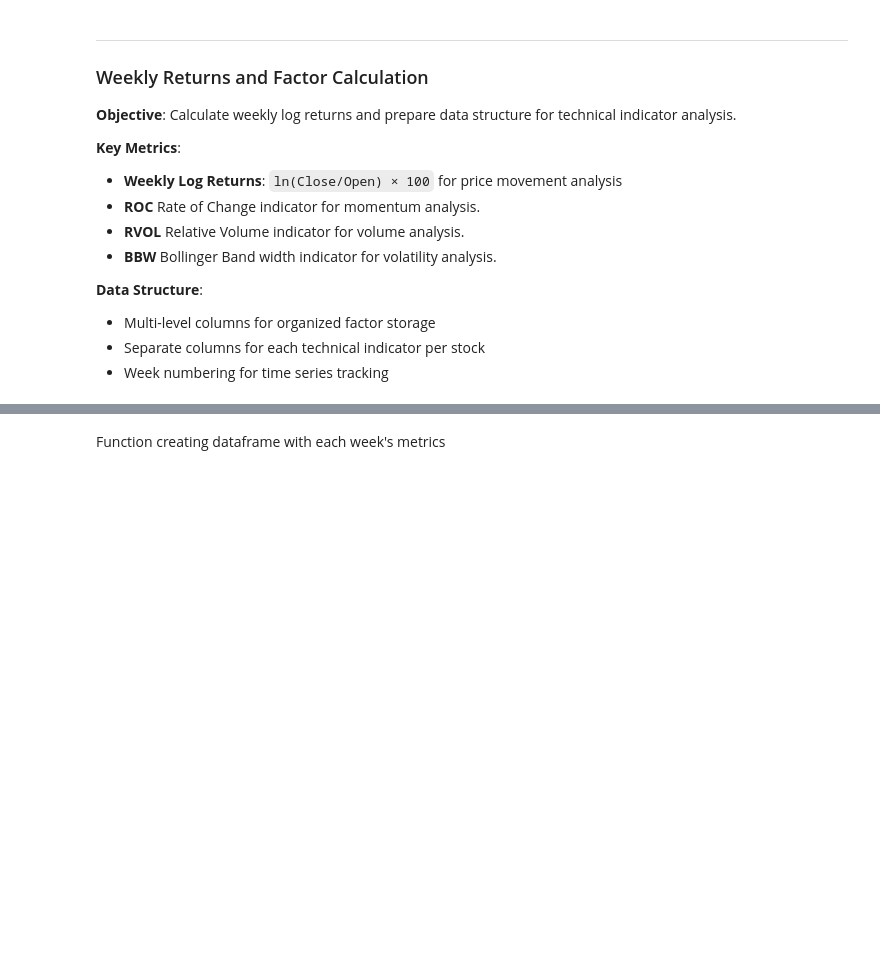
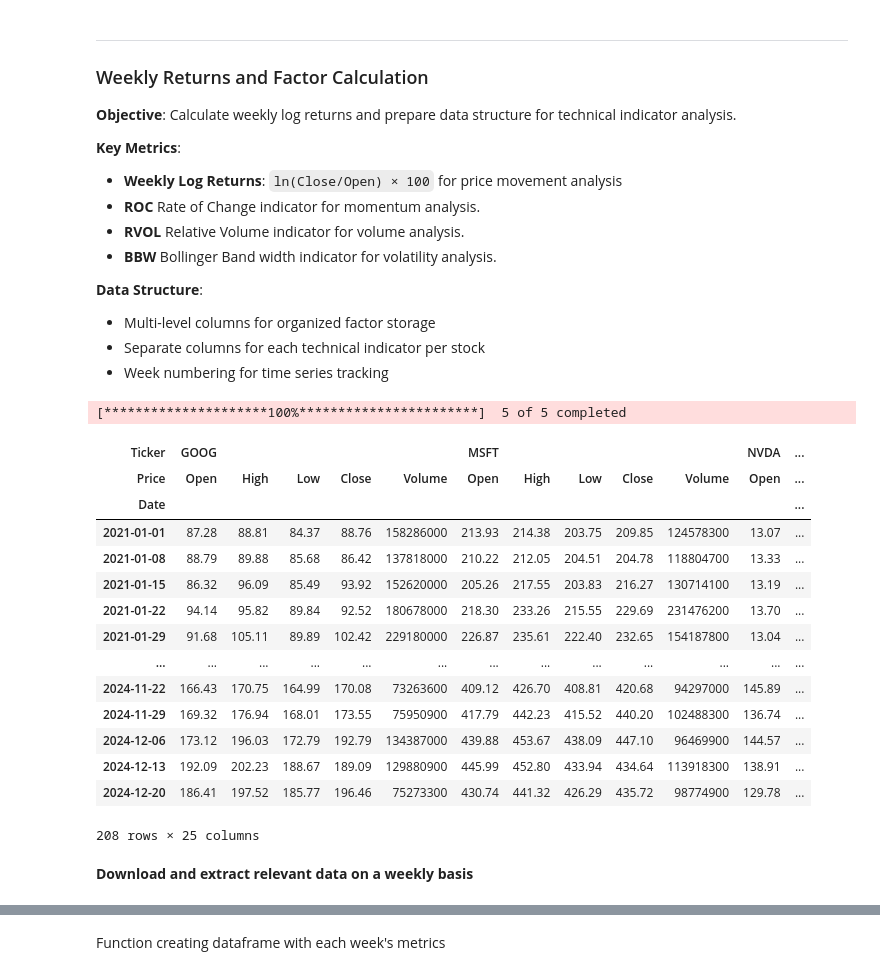
Before and after one commit to chaserenick2/Momentum-Volatility-and-Volume-Factors-in-U.S.-Stock-Returns, a Jupyter notebook: Regression.ipynb, the cells around one changed output, grey strips where cells are left out. Drawn from its saved outputs; the diff is of its cells as text; code cells hidden in the pictures; blank space fills up the shorter version.

```diff
--- a/Regression.ipynb
+++ b/Regression.ipynb
@@ -129,3 +129,33 @@ Total stocks: 499
 - Multi-level columns for organized factor storage
 - Separate columns for each technical indicator per stock
 - Week numbering for time series tracking
+# %%
+# Download daily data for extended period for more precise indicator calculations
+download = yf.download(
+    tickers = stocks,
+    start = startDate,
+    end = endDate,
+    actions = False, threads = True, auto_adjust = True, rounding = True,
+    group_by = 'tickers',
+    interval = '1wk'  # Daily data for daily-based indicators
+)
+display(download)
+# %% [output]
+[*********************100%***********************]  5 of 5 completed
+| Ticker | GOOG |  |  |  |  | MSFT |  |  |  |  | NVDA | ... |
+| Price | Open | High | Low | Close | Volume | Open | High | Low | Close | Volume | Open | ... |
+| Date |  |  |  |  |  |  |  |  |  |  |  | ... |
+| 2021-01-01 | 87.28 | 88.81 | 84.37 | 88.76 | 158286000 | 213.93 | 214.38 | 203.75 | 209.85 | 124578300 | 13.07 | ... |
+| 2021-01-08 | 88.79 | 89.88 | 85.68 | 86.42 | 137818000 | 210.22 | 212.05 | 204.51 | 204.78 | 118804700 | 13.33 | ... |
+| 2021-01-15 | 86.32 | 96.09 | 85.49 | 93.92 | 152620000 | 205.26 | 217.55 | 203.83 | 216.27 | 130714100 | 13.19 | ... |
+| 2021-01-22 | 94.14 | 95.82 | 89.84 | 92.52 | 180678000 | 218.30 | 233.26 | 215.55 | 229.69 | 231476200 | 13.70 | ... |
+| 2021-01-29 | 91.68 | 105.11 | 89.89 | 102.42 | 229180000 | 226.87 | 235.61 | 222.40 | 232.65 | 154187800 | 13.04 | ... |
+| ... | ... | ... | ... | ... | ... | ... | ... | ... | ... | ... | ... | ... |
+| 2024-11-22 | 166.43 | 170.75 | 164.99 | 170.08 | 73263600 | 409.12 | 426.70 | 408.81 | 420.68 | 94297000 | 145.89 | ... |
+| 2024-11-29 | 169.32 | 176.94 | 168.01 | 173.55 | 75950900 | 417.79 | 442.23 | 415.52 | 440.20 | 102488300 | 136.74 | ... |
+| 2024-12-06 | 173.12 | 196.03 | 172.79 | 192.79 | 134387000 | 439.88 | 453.67 | 438.09 | 447.10 | 96469900 | 144.57 | ... |
+| 2024-12-13 | 192.09 | 202.23 | 188.67 | 189.09 | 129880900 | 445.99 | 452.80 | 433.94 | 434.64 | 113918300 | 138.91 | ... |
+| 2024-12-20 | 186.41 | 197.52 | 185.77 | 196.46 | 75273300 | 430.74 | 441.32 | 426.29 | 435.72 | 98774900 | 129.78 | ... |
+208 rows × 25 columns
+# %% [markdown]
+**Download and extract relevant data on a weekly basis**
```
Also changed, not shown: parts of 7 cells of this notebook.
